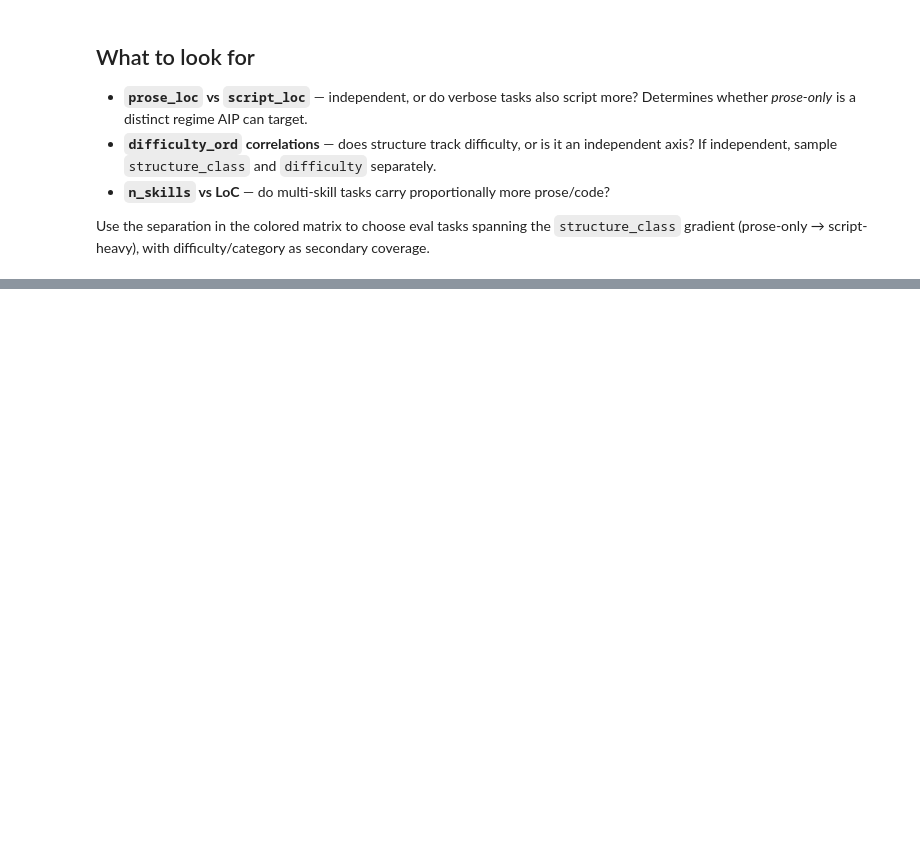
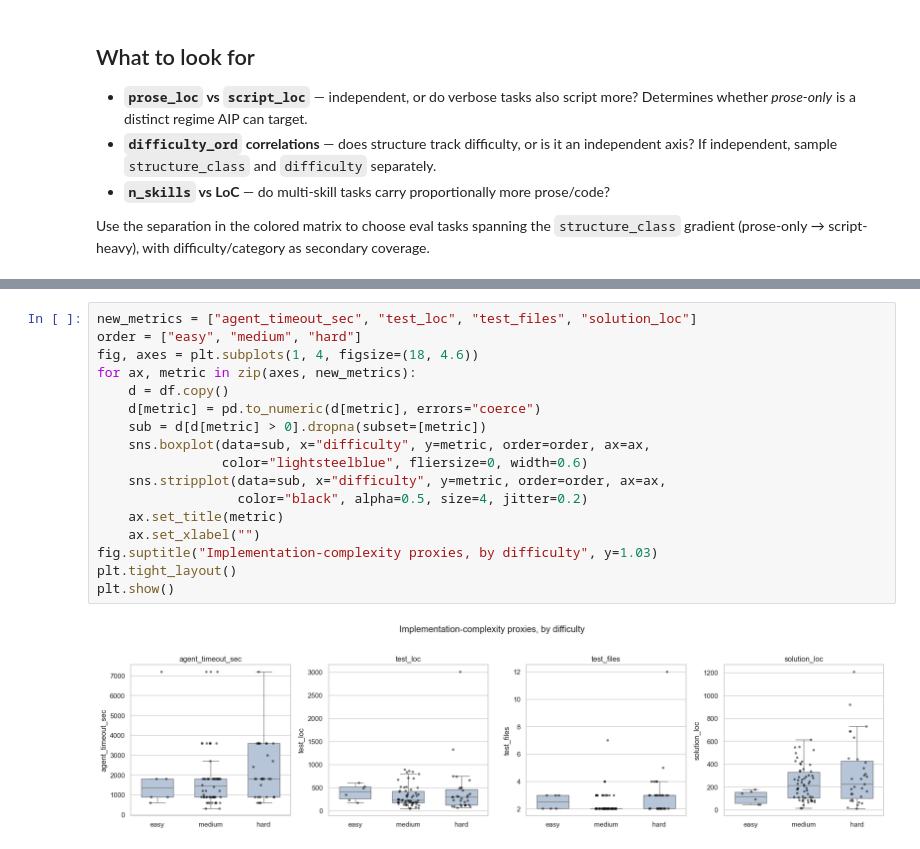
Before and after one commit to zach-blumenfeld/aip-skillbench, a Jupyter notebook: skill-analysis/skill_correlations.ipynb, the cells around one changed output, grey strips where cells are left out. Drawn from its saved outputs; the diff is of its cells as text; blank space fills up the shorter version.

```diff
--- a/skill-analysis/skill_correlations.ipynb
+++ b/skill-analysis/skill_correlations.ipynb
@@ -198,0 +298,19 @@ Use the separation in the colored matrix to choose eval tasks spanning the `stru
+# %%
+new_metrics = ["agent_timeout_sec", "test_loc", "test_files", "solution_loc"]
+order = ["easy", "medium", "hard"]
+fig, axes = plt.subplots(1, 4, figsize=(18, 4.6))
+for ax, metric in zip(axes, new_metrics):
+    d = df.copy()
+    d[metric] = pd.to_numeric(d[metric], errors="coerce")
+    sub = d[d[metric] > 0].dropna(subset=[metric])
+    sns.boxplot(data=sub, x="difficulty", y=metric, order=order, ax=ax,
+                color="lightsteelblue", fliersize=0, width=0.6)
+    sns.stripplot(data=sub, x="difficulty", y=metric, order=order, ax=ax,
+                  color="black", alpha=0.5, size=4, jitter=0.2)
+    ax.set_title(metric)
+    ax.set_xlabel("")
+fig.suptitle("Implementation-complexity proxies, by difficulty", y=1.03)
+plt.tight_layout()
+plt.show()
+# %% [output]
+[figure, added]
```
Also changed, not shown: parts of 11 cells of this notebook, 8 other files.
